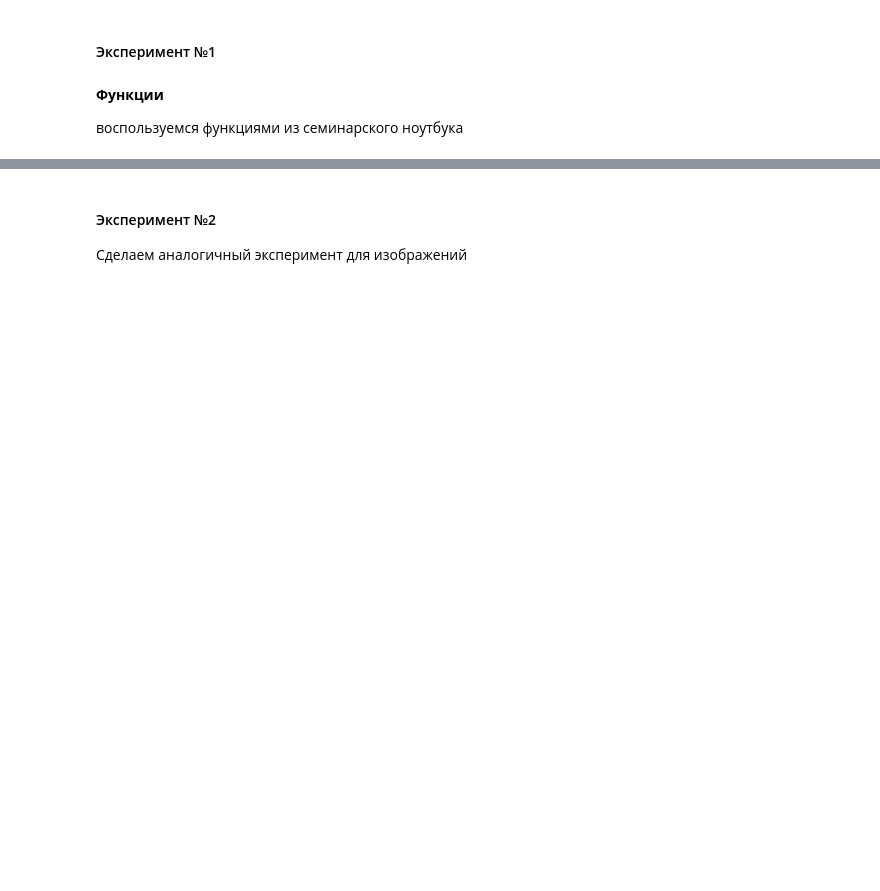
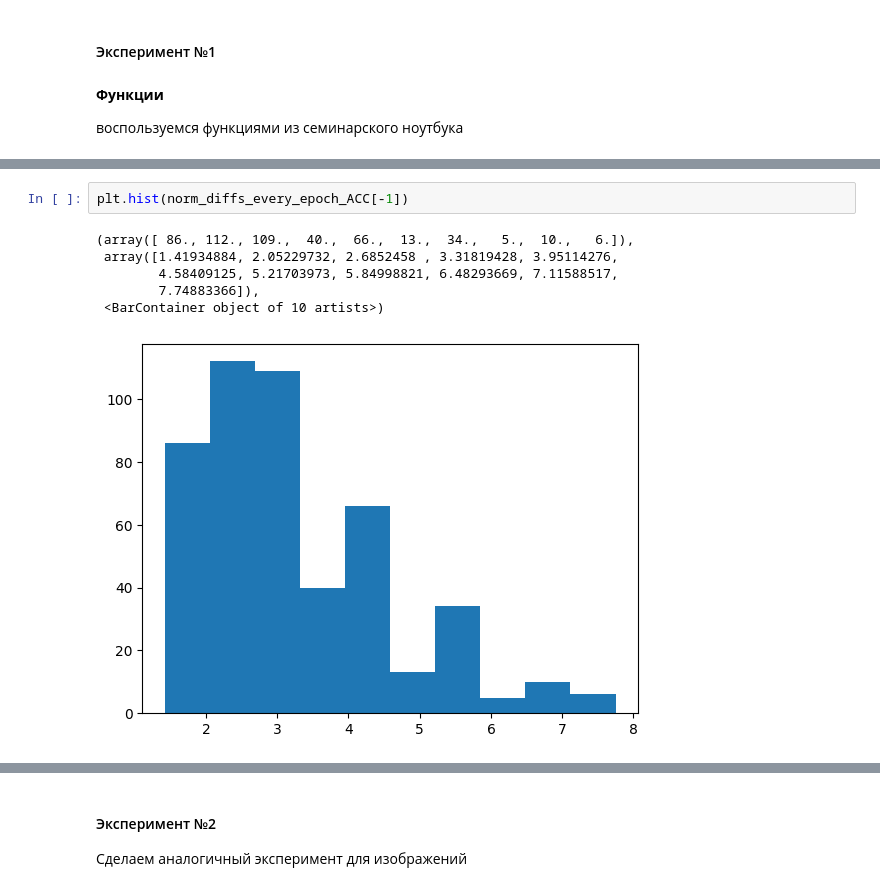
Before and after one commit to Alexeiyaganov/made_mo_ml, a Jupyter notebook: hw4/hw4.ipynb, the cells around one changed output, grey strips where cells are left out. Cells and saved outputs as stored; diff of their text form; blank space fills up the shorter version.

```diff
--- a/hw4/hw4.ipynb
+++ b/hw4/hw4.ipynb
@@ -882,0 +886,9 @@ TypeError: ignored
+# %%
+plt.hist(norm_diffs_every_epoch_ACC[-1])
+# %% [output]
+(array([ 86., 112., 109.,  40.,  66.,  13.,  34.,   5.,  10.,   6.]),
+ array([1.41934884, 2.05229732, 2.6852458 , 3.31819428, 3.95114276,
+        4.58409125, 5.21703973, 5.84998821, 6.48293669, 7.11588517,
+        7.74883366]),
+ <BarContainer object of 10 artists>)
+[figure, added]
```
Also changed, not shown: parts of 35 cells of this notebook.
